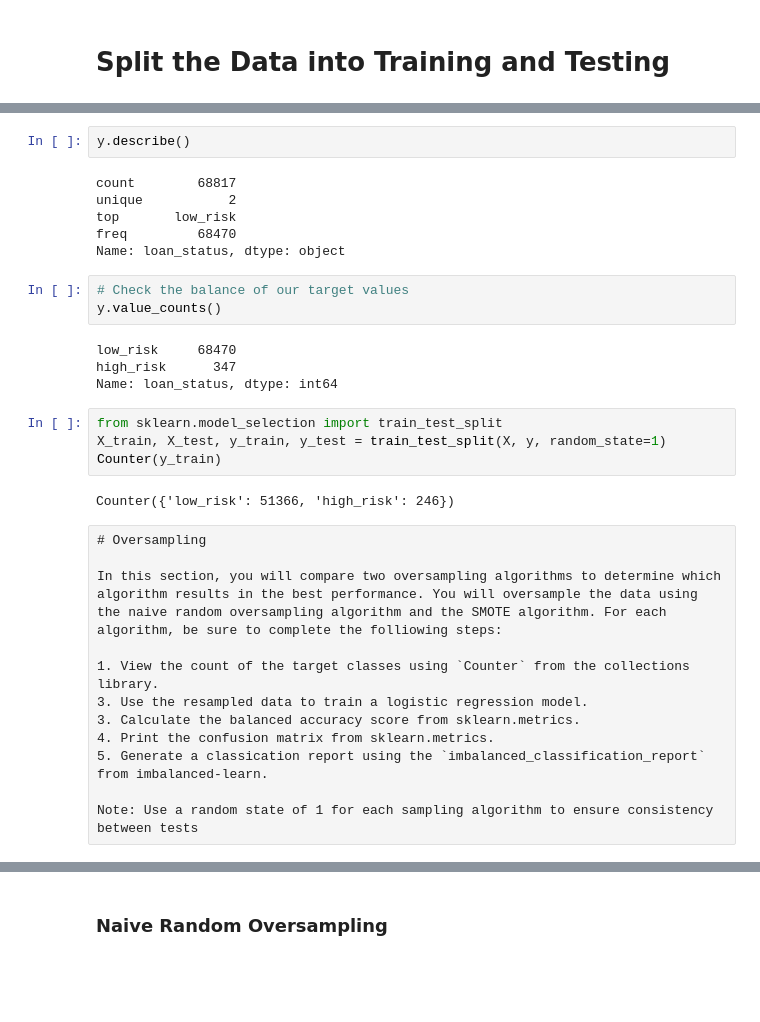
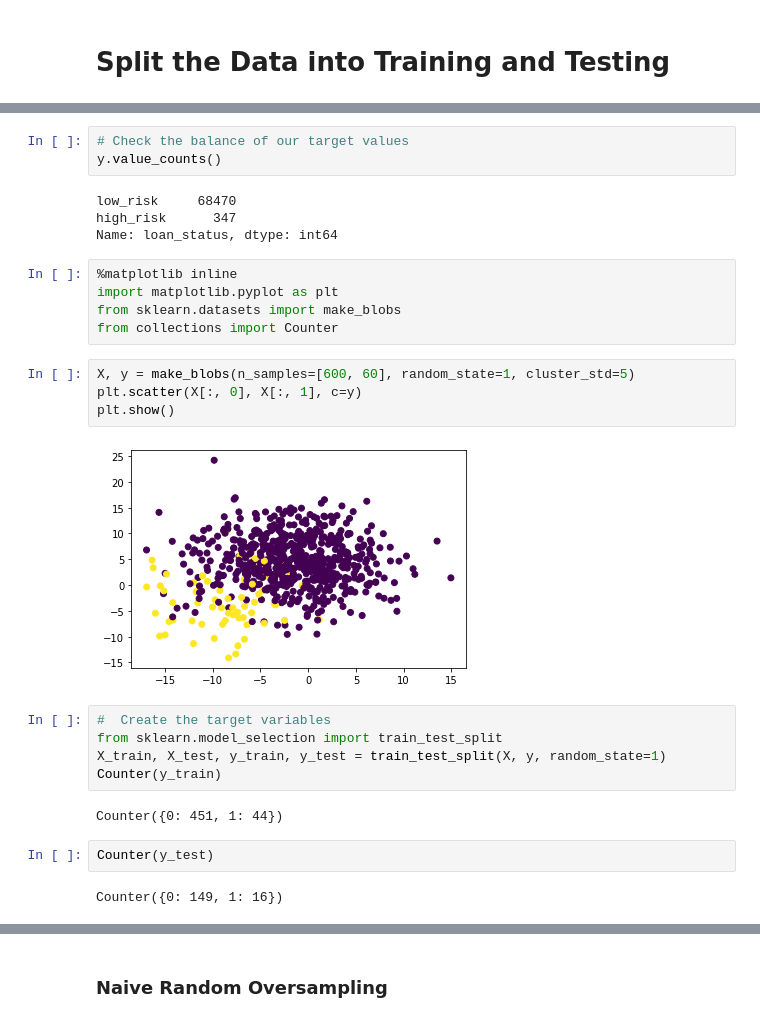
Before and after one commit to achoav/Credit_Risk_Analysis, a Jupyter notebook: credit_risk_resampling_starter_code.ipynb, the cells around one changed output, grey strips where cells are left out. Saved outputs shown, nothing was run; the diff lists cells and outputs as text; blank space fills up the shorter version.

```diff
--- a/credit_risk_resampling_starter_code.ipynb
+++ b/credit_risk_resampling_starter_code.ipynb
@@ -99,11 +158,3 @@ X.describe()
-# %%
-y.describe()
-# %% [output]
-count        68817
-unique           2
-top       low_risk
-freq         68470
-Name: loan_status, dtype: object
 # %%
 # Check the balance of our target values
 y.value_counts()
@@ -111,21 +162,25 @@ y.value_counts()
 low_risk     68470
 high_risk      347
 Name: loan_status, dtype: int64
+# %%
+%matplotlib inline
+import matplotlib.pyplot as plt
+from sklearn.datasets import make_blobs
+from collections import Counter
+# %%
+X, y = make_blobs(n_samples=[600, 60], random_state=1, cluster_std=5)
+plt.scatter(X[:, 0], X[:, 1], c=y)
+plt.show()
+# %% [output]
+[figure, added]
 # %%
+#  Create the target variables
 from sklearn.model_selection import train_test_split
 X_train, X_test, y_train, y_test = train_test_split(X, y, random_state=1)
 Counter(y_train)
 # %% [output]
-Counter({'low_risk': 51366, 'high_risk': 246})
+Counter({0: 451, 1: 44})
-# %% [raw]
-# Oversampling
-
-In this section, you will compare two oversampling algorithms to determine which algorithm results in the best performance. You will oversample the data using the naive random oversampling algorithm and the SMOTE algorithm. For each algorithm, be sure to complete the folliowing steps:
-
-1. View the count of the target classes using `Counter` from the collections library.
-3. Use the resampled data to train a logistic regression model.
-3. Calculate the balanced accuracy score from sklearn.metrics.
-4. Print the confusion matrix from sklearn.metrics.
-5. Generate a classication report using the `imbalanced_classification_report` from imbalanced-learn.
-
-Note: Use a random state of 1 for each sampling algorithm to ensure consistency between tests
+# %%
+Counter(y_test)
+# %% [output]
+Counter({0: 149, 1: 16})
```
Also changed, not shown: parts of 40 cells of this notebook, 3 other files.
